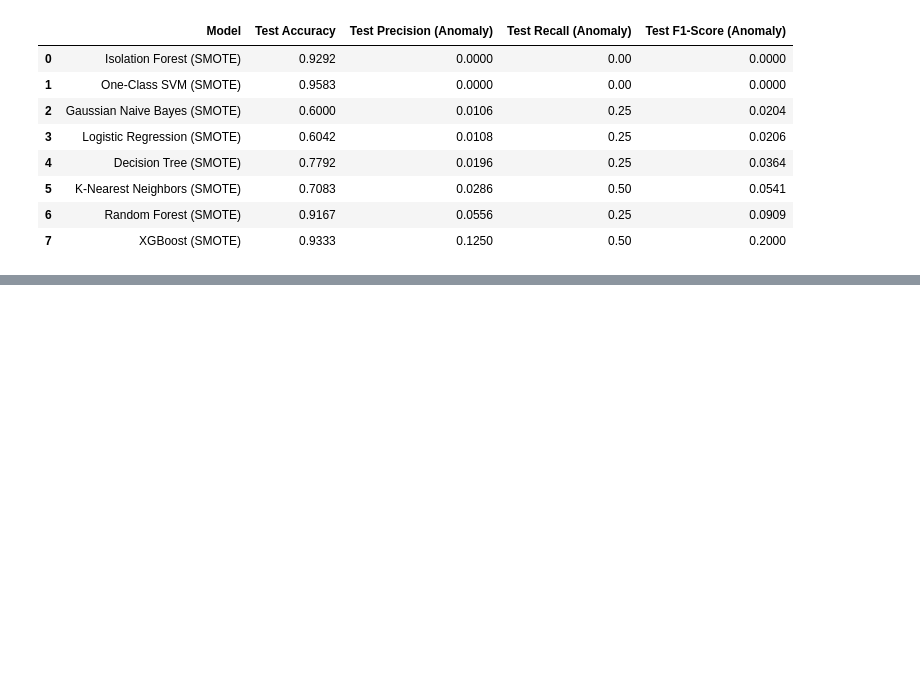
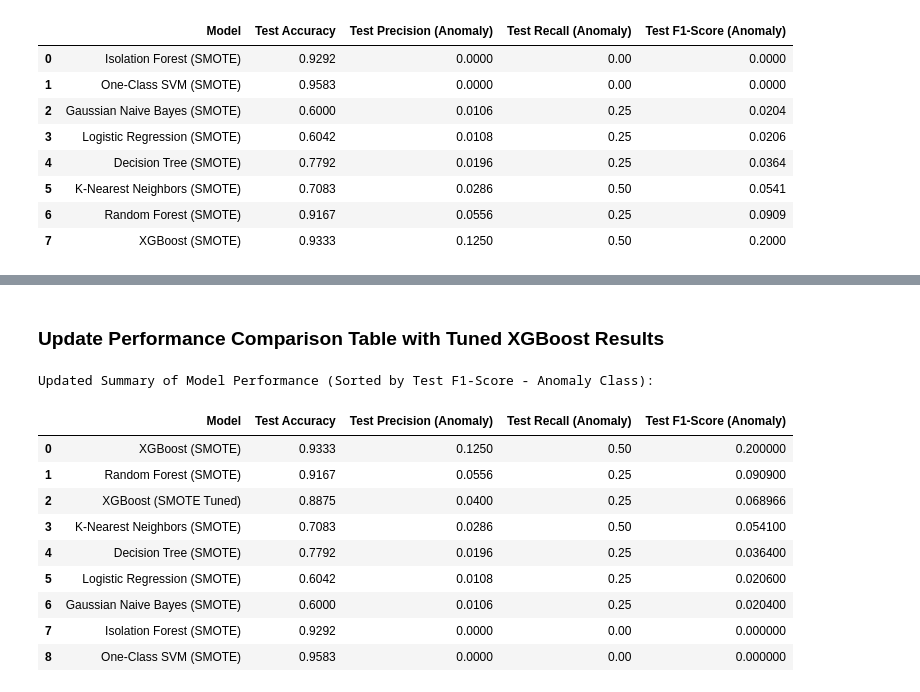
Before and after one commit to nur21horin/machine_learning, a Jupyter notebook: Untitled4.ipynb, the cells around one changed output, grey strips where cells are left out. Drawn from its saved outputs; the diff is of its cells as text; code cells hidden in the pictures; blank space fills up the shorter version.

```diff
--- a/Untitled4.ipynb
+++ b/Untitled4.ipynb
@@ -1512,2 +1639,37 @@ display(performance_df_sorted)
+# %% [markdown]
+### Update Performance Comparison Table with Tuned XGBoost Results
+# %%
+import pandas as pd
+
+# Extract metrics for the tuned XGBoost model
+tuned_xgb_metrics = {
+    'Model': 'XGBoost (SMOTE Tuned)',
+    'Test Accuracy': accuracy_score(y_test, y_test_pred_best_xgb),
+    'Test Precision (Anomaly)': precision_score(y_test, y_test_pred_best_xgb),
+    'Test Recall (Anomaly)': recall_score(y_test, y_test_pred_best_xgb),
+    'Test F1-Score (Anomaly)': f1_score(y_test, y_test_pred_best_xgb)
+}
+
+# Create a DataFrame for the new model's performance
+new_model_df = pd.DataFrame([tuned_xgb_metrics])
+
+# Append to the existing performance_df and re-sort
+performance_df_updated = pd.concat([performance_df, new_model_df], ignore_index=True)
+performance_df_sorted = performance_df_updated.sort_values(by='Test F1-Score (Anomaly)', ascending=False).reset_index(drop=True)
+
+print("\nUpdated Summary of Model Performance (Sorted by Test F1-Score - Anomaly Class):\n")
+display(performance_df_sorted)
+# %% [output]
+Updated Summary of Model Performance (Sorted by Test F1-Score - Anomaly Class):
+|  | Model | Test Accuracy | Test Precision (Anomaly) | Test Recall (Anomaly) | Test F1-Score (Anomaly) |
+| 0 | XGBoost (SMOTE) | 0.9333 | 0.1250 | 0.50 | 0.200000 |
+| 1 | Random Forest (SMOTE) | 0.9167 | 0.0556 | 0.25 | 0.090900 |
+| 2 | XGBoost (SMOTE Tuned) | 0.8875 | 0.0400 | 0.25 | 0.068966 |
+| 3 | K-Nearest Neighbors (SMOTE) | 0.7083 | 0.0286 | 0.50 | 0.054100 |
+| 4 | Decision Tree (SMOTE) | 0.7792 | 0.0196 | 0.25 | 0.036400 |
+| 5 | Logistic Regression (SMOTE) | 0.6042 | 0.0108 | 0.25 | 0.020600 |
+| 6 | Gaussian Naive Bayes (SMOTE) | 0.6000 | 0.0106 | 0.25 | 0.020400 |
+| 7 | Isolation Forest (SMOTE) | 0.9292 | 0.0000 | 0.00 | 0.000000 |
+| 8 | One-Class SVM (SMOTE) | 0.9583 | 0.0000 | 0.00 | 0.000000 |
 # %%
 import seaborn as sns
```
Also changed, not shown: parts of 6 cells of this notebook.
